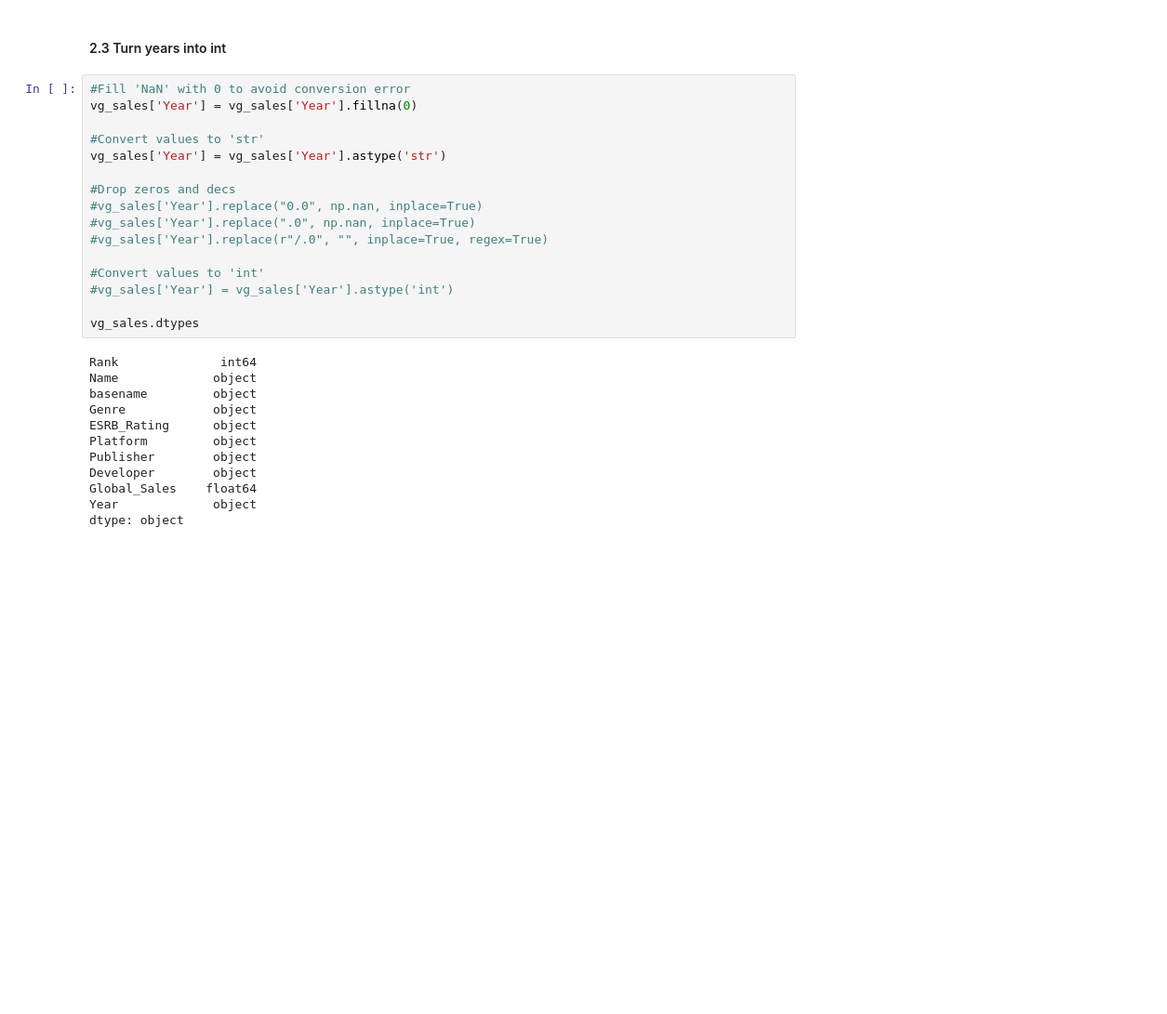
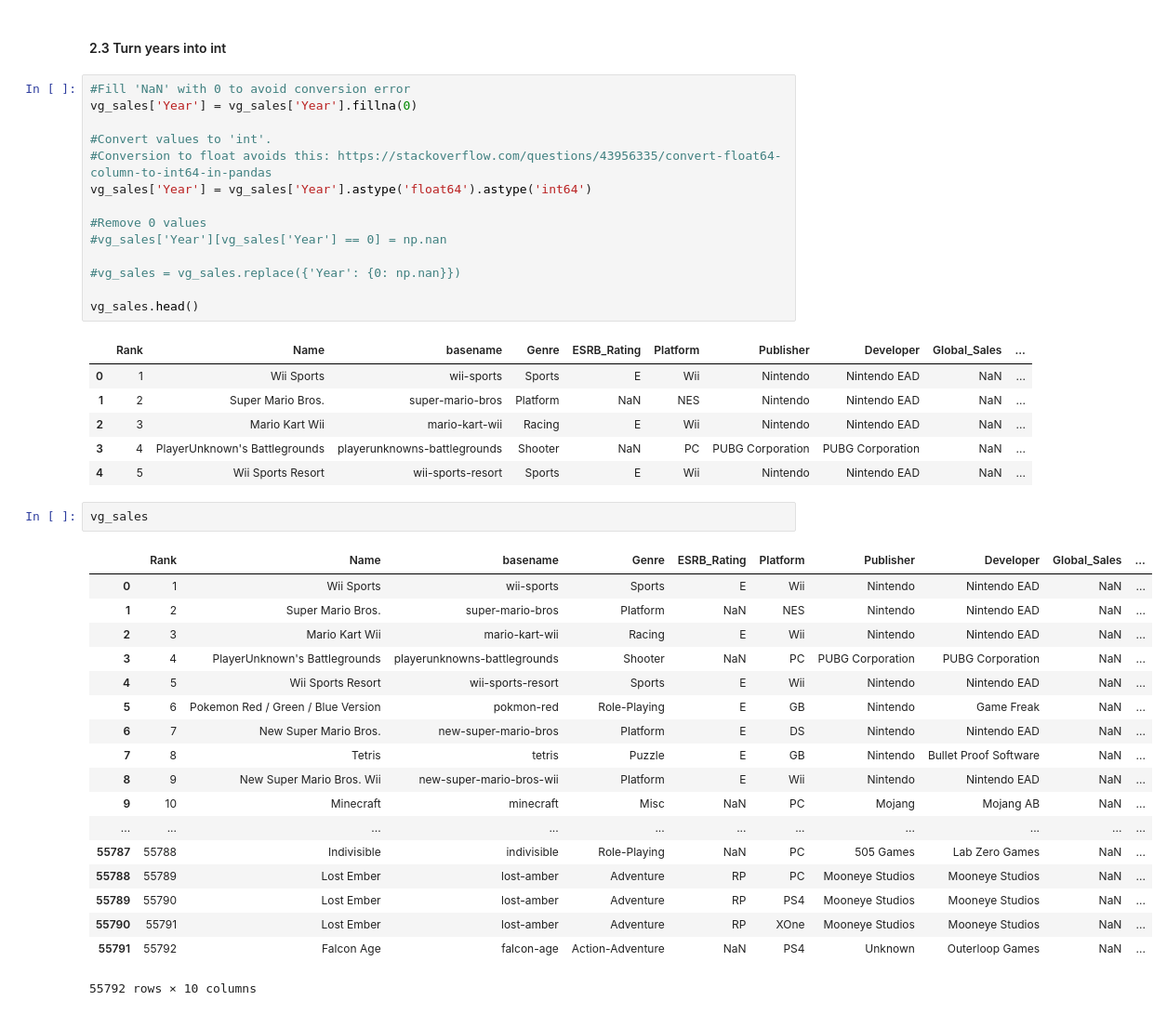
Before and after one commit to lozgarrido/waka, a Jupyter notebook: main.ipynb, the cells around one changed output. Shown at 93% size. Drawn from its saved outputs; the diff is of its cells as text; blank space fills up the shorter version.

```diff
--- a/main.ipynb
+++ b/main.ipynb
@@ -61,27 +62,41 @@ vg_sales.head()
 #Fill 'NaN' with 0 to avoid conversion error
 vg_sales['Year'] = vg_sales['Year'].fillna(0)
 
-#Convert values to 'str'
-vg_sales['Year'] = vg_sales['Year'].astype('str')
+#Convert values to 'int'.
+#Conversion to float avoids this: https://stackoverflow.com/questions/43956335/convert-float64-column-to-int64-in-pandas
+vg_sales['Year'] = vg_sales['Year'].astype('float64').astype('int64')
 
-#Drop zeros and decs
-#vg_sales['Year'].replace("0.0", np.nan, inplace=True)
-#vg_sales['Year'].replace(".0", np.nan, inplace=True)
-#vg_sales['Year'].replace(r"/.0", "", inplace=True, regex=True)
+#Remove 0 values
+#vg_sales['Year'][vg_sales['Year'] == 0] = np.nan
 
-#Convert values to 'int'
-#vg_sales['Year'] = vg_sales['Year'].astype('int')
+#vg_sales = vg_sales.replace({'Year': {0: np.nan}})
 
-vg_sales.dtypes
+vg_sales.head()
 # %% [output]
-Rank              int64
-Name             object
-basename         object
-Genre            object
-ESRB_Rating      object
-Platform         object
-Publisher        object
-Developer        object
-Global_Sales    float64
-Year             object
-dtype: object
+|  | Rank | Name | basename | Genre | ESRB_Rating | Platform | Publisher | Developer | Global_Sales | ... |
+| 0 | 1 | Wii Sports | wii-sports | Sports | E | Wii | Nintendo | Nintendo EAD | NaN | ... |
+| 1 | 2 | Super Mario Bros. | super-mario-bros | Platform | NaN | NES | Nintendo | Nintendo EAD | NaN | ... |
+| 2 | 3 | Mario Kart Wii | mario-kart-wii | Racing | E | Wii | Nintendo | Nintendo EAD | NaN | ... |
+| 3 | 4 | PlayerUnknown's Battlegrounds | playerunknowns-battlegrounds | Shooter | NaN | PC | PUBG Corporation | PUBG Corporation | NaN | ... |
+| 4 | 5 | Wii Sports Resort | wii-sports-resort | Sports | E | Wii | Nintendo | Nintendo EAD | NaN | ... |
+# %%
+vg_sales
+# %% [output]
+|  | Rank | Name | basename | Genre | ESRB_Rating | Platform | Publisher | Developer | Global_Sales | ... |
+| 0 | 1 | Wii Sports | wii-sports | Sports | E | Wii | Nintendo | Nintendo EAD | NaN | ... |
+| 1 | 2 | Super Mario Bros. | super-mario-bros | Platform | NaN | NES | Nintendo | Nintendo EAD | NaN | ... |
+| 2 | 3 | Mario Kart Wii | mario-kart-wii | Racing | E | Wii | Nintendo | Nintendo EAD | NaN | ... |
+| 3 | 4 | PlayerUnknown's Battlegrounds | playerunknowns-battlegrounds | Shooter | NaN | PC | PUBG Corporation | PUBG Corporation | NaN | ... |
+| 4 | 5 | Wii Sports Resort | wii-sports-resort | Sports | E | Wii | Nintendo | Nintendo EAD | NaN | ... |
+| 5 | 6 | Pokemon Red / Green / Blue Version | pokmon-red | Role-Playing | E | GB | Nintendo | Game Freak | NaN | ... |
+| 6 | 7 | New Super Mario Bros. | new-super-mario-bros | Platform | E | DS | Nintendo | Nintendo EAD | NaN | ... |
+| 7 | 8 | Tetris | tetris | Puzzle | E | GB | Nintendo | Bullet Proof Software | NaN | ... |
+| 8 | 9 | New Super Mario Bros. Wii | new-super-mario-bros-wii | Platform | E | Wii | Nintendo | Nintendo EAD | NaN | ... |
+| 9 | 10 | Minecraft | minecraft | Misc | NaN | PC | Mojang | Mojang AB | NaN | ... |
+| ... | ... | ... | ... | ... | ... | ... | ... | ... | ... | ... |
+| 55787 | 55788 | Indivisible | indivisible | Role-Playing | NaN | PC | 505 Games | Lab Zero Games | NaN | ... |
+| 55788 | 55789 | Lost Ember | lost-amber | Adventure | RP | PC | Mooneye Studios | Mooneye Studios | NaN | ... |
+| 55789 | 55790 | Lost Ember | lost-amber | Adventure | RP | PS4 | Mooneye Studios | Mooneye Studios | NaN | ... |
+| 55790 | 55791 | Lost Ember | lost-amber | Adventure | RP | XOne | Mooneye Studios | Mooneye Studios | NaN | ... |
+| 55791 | 55792 | Falcon Age | falcon-age | Action-Adventure | NaN | PS4 | Unknown | Outerloop Games | NaN | ... |
+55792 rows × 10 columns
```
Also changed, not shown: parts of 5 cells of this notebook.
